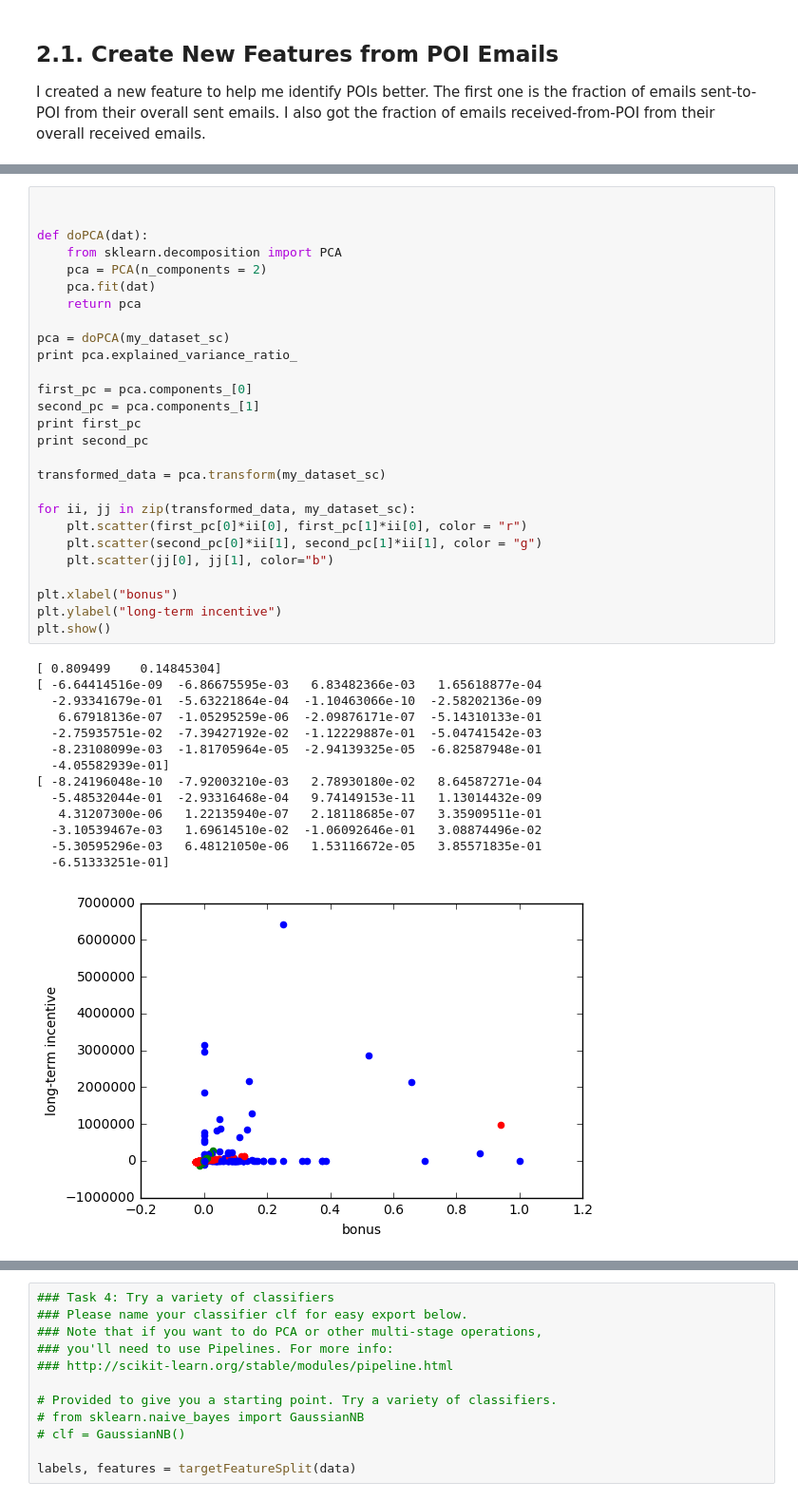
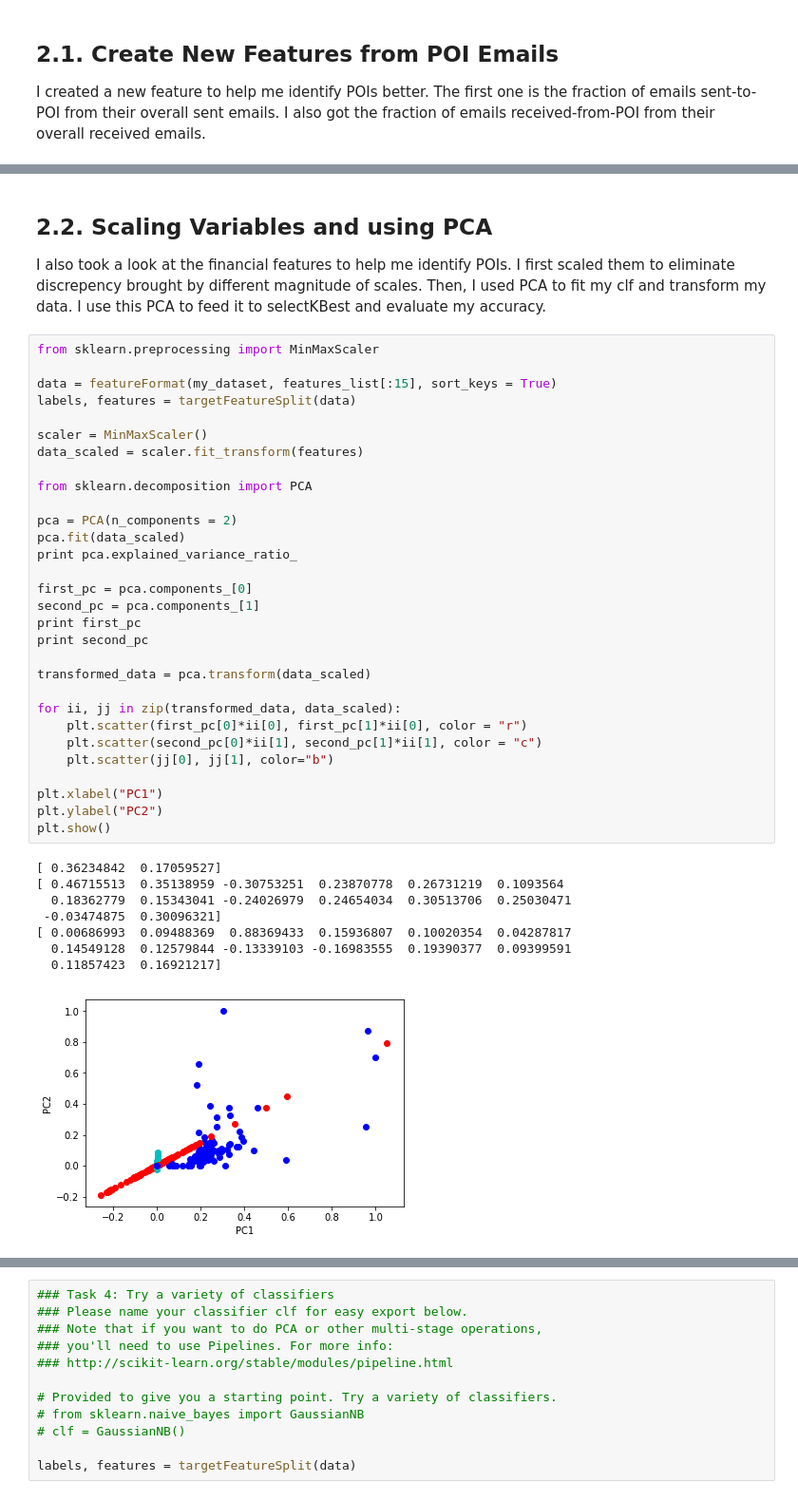
Before and after one commit to cmd-master/iml-enron-fraudcase, a Jupyter notebook: final_project/poi_id.py.ipynb, the cells around one changed output, grey strips where cells are left out. Shown at 95% size. Drawn from its saved outputs; the diff is of its cells as text.

```diff
--- a/final_project/poi_id.py.ipynb
+++ b/final_project/poi_id.py.ipynb
@@ -197,42 +143,42 @@ YEAP SOON                            55097            192758
+# %% [markdown]
+## 2.2. Scaling Variables and using PCA
+I also took a look at the financial features to help me identify POIs. I first scaled them to eliminate discrepency brought by different magnitude of scales. Then, I used PCA to fit my clf and transform my data. I use this PCA to feed it to selectKBest and evaluate my accuracy.
 # %%
+from sklearn.preprocessing import MinMaxScaler
 
+data = featureFormat(my_dataset, features_list[:15], sort_keys = True)
+labels, features = targetFeatureSplit(data)
 
-def doPCA(dat):
-    from sklearn.decomposition import PCA
-    pca = PCA(n_components = 2)
-    pca.fit(dat)
-    return pca
+scaler = MinMaxScaler()
+data_scaled = scaler.fit_transform(features)
 
-pca = doPCA(my_dataset_sc)
+from sklearn.decomposition import PCA
+
+pca = PCA(n_components = 2)
+pca.fit(data_scaled)
 print pca.explained_variance_ratio_
 
 first_pc = pca.components_[0]
 second_pc = pca.components_[1]
 print first_pc
 print second_pc
 
-transformed_data = pca.transform(my_dataset_sc)
+transformed_data = pca.transform(data_scaled)
 
-for ii, jj in zip(transformed_data, my_dataset_sc):
+for ii, jj in zip(transformed_data, data_scaled):
     plt.scatter(first_pc[0]*ii[0], first_pc[1]*ii[0], color = "r")
-    plt.scatter(second_pc[0]*ii[1], second_pc[1]*ii[1], color = "g")
+    plt.scatter(second_pc[0]*ii[1], second_pc[1]*ii[1], color = "c")
     plt.scatter(jj[0], jj[1], color="b")
 
-plt.xlabel("bonus")
-plt.ylabel("long-term incentive")
+plt.xlabel("PC1")
+plt.ylabel("PC2")
 plt.show()
 # %% [output]
-[ 0.809499    0.14845304]
-[ -6.64414516e-09  -6.86675595e-03   6.83482366e-03   1.65618877e-04
-  -2.93341679e-01  -5.63221864e-04  -1.10463066e-10  -2.58202136e-09
-   6.67918136e-07  -1.05295259e-06  -2.09876171e-07  -5.14310133e-01
-  -2.75935751e-02  -7.39427192e-02  -1.12229887e-01  -5.04741542e-03
-  -8.23108099e-03  -1.81705964e-05  -2.94139325e-05  -6.82587948e-01
-  -4.05582939e-01]
-[ -8.24196048e-10  -7.92003210e-03   2.78930180e-02   8.64587271e-04
-  -5.48532044e-01  -2.93316468e-04   9.74149153e-11   1.13014432e-09
-   4.31207300e-06   1.22135940e-07   2.18118685e-07   3.35909511e-01
-  -3.10539467e-03   1.69614510e-02  -1.06092646e-01   3.08874496e-02
-  -5.30595296e-03   6.48121050e-06   1.53116672e-05   3.85571835e-01
-  -6.51333251e-01]
+[ 0.36234842  0.17059527]
+[ 0.46715513  0.35138959 -0.30753251  0.23870778  0.26731219  0.1093564
+  0.18362779  0.15343041 -0.24026979  0.24654034  0.30513706  0.25030471
+ -0.03474875  0.30096321]
+[ 0.00686993  0.09488369  0.88369433  0.15936807  0.10020354  0.04287817
+  0.14549128  0.12579844 -0.13339103 -0.16983555  0.19390377  0.09399591
+  0.11857423  0.16921217]
-[figure, old version]
+[figure, new version]
```
Also changed, not shown: parts of 9 cells of this notebook, 1 other file.
